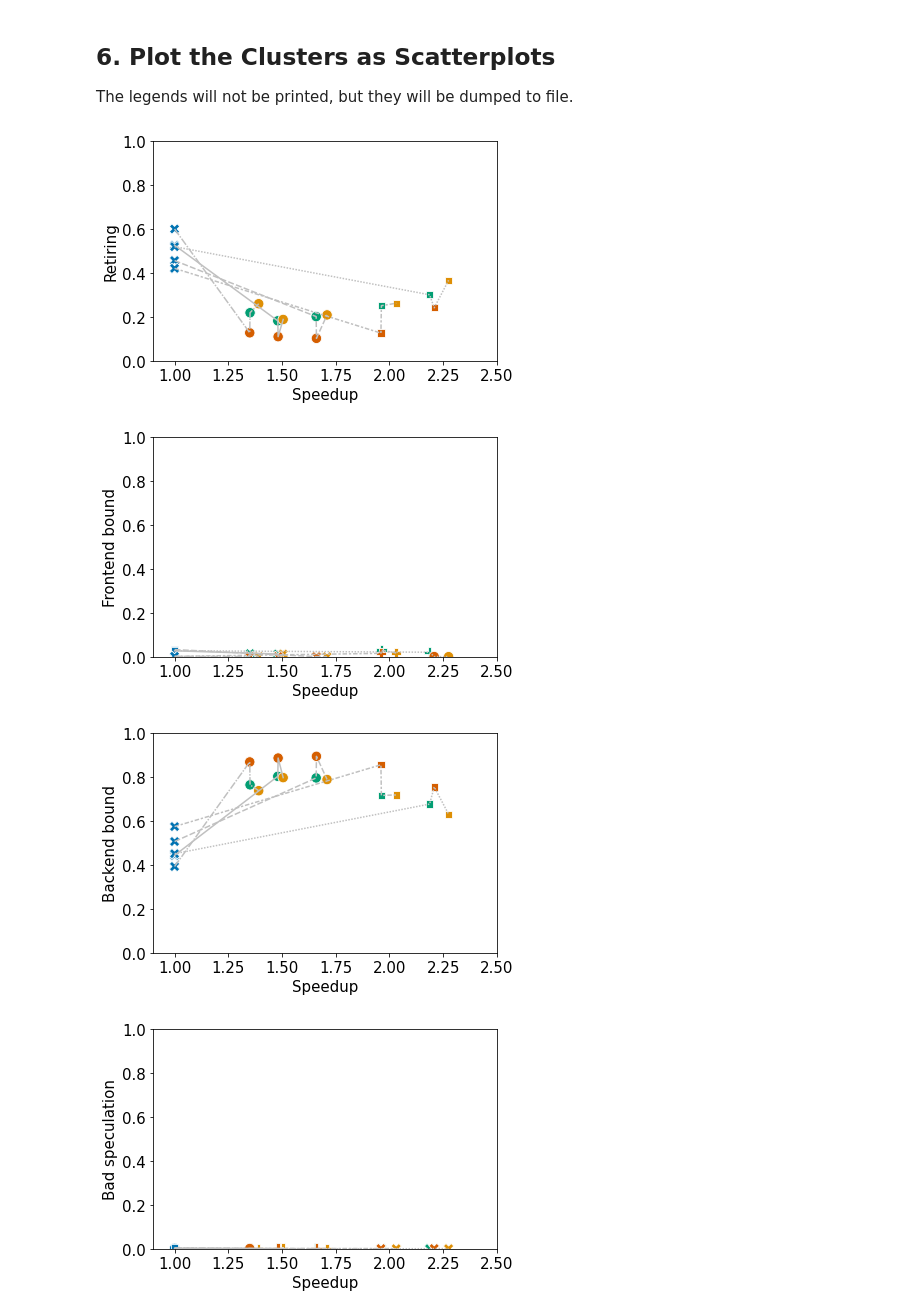
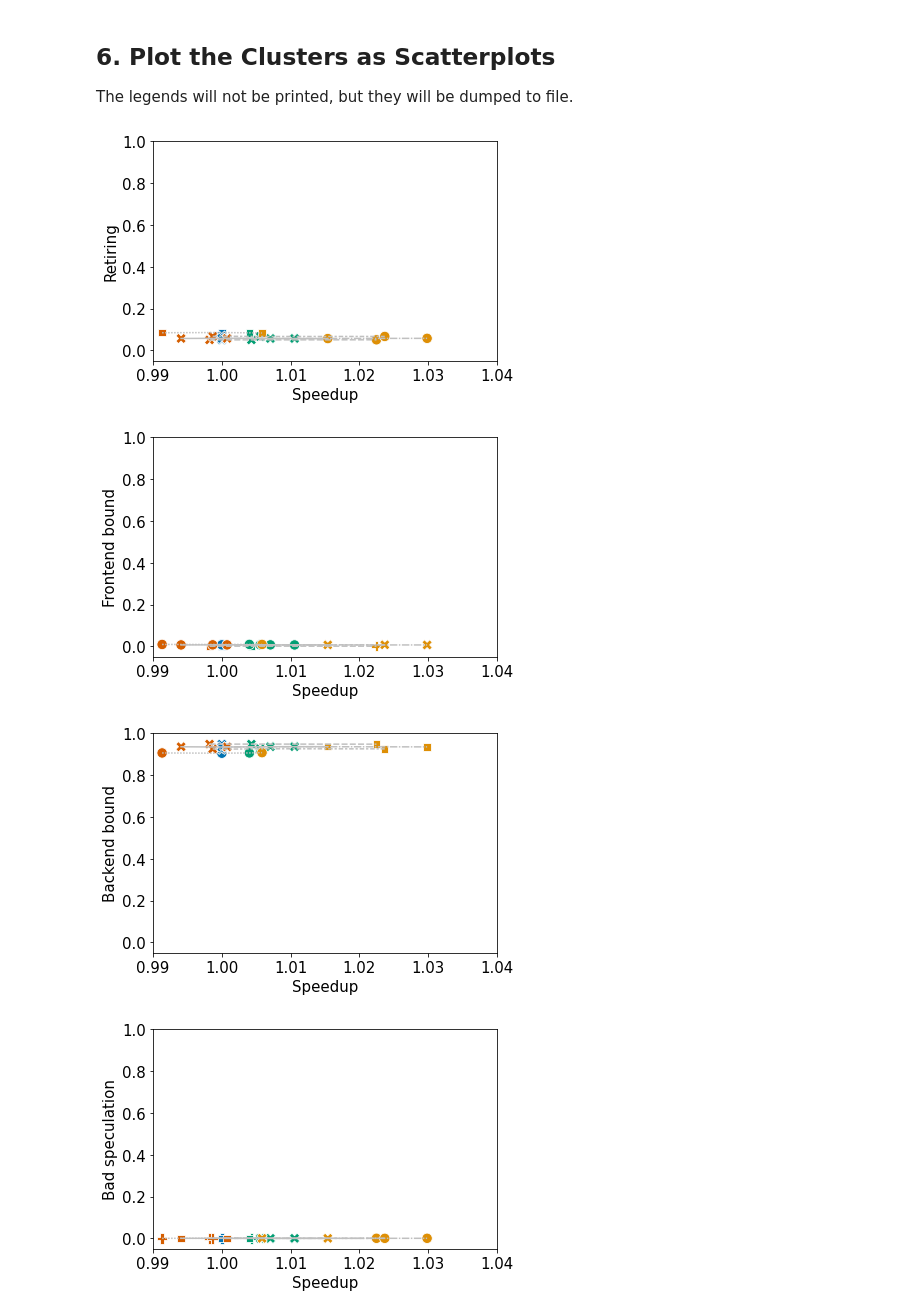
Before and after one commit to LLNL/thicket, a Jupyter notebook: docs/thicket_rajaperf_clustering.ipynb, the cells around one changed output. Drawn from its saved outputs; the diff is of its cells as text; code cells hidden in the pictures.

```diff
--- a/docs/thicket_rajaperf_clustering.ipynb
+++ b/docs/thicket_rajaperf_clustering.ipynb
@@ -140,13 +140,13 @@ def get_nodes_in_group(thicket, group_prefix):
     return apply_query_to_thicket(nodes_thicket, query)
 # %%
 def check_for_optimization_level(val):
-    match = re.match(r"(?P<opt_level>-O[0-3]).*", val)
+    match = re.search(r"(?P<opt_level>-O[0123]).*", val)
     if match is None:
         raise ValueError("Could not find opt level in {}".format(val))
     return match.group("opt_level")
 
 def check_for_optimization_level_int(val):
-    match = re.match(r"-O(?P<opt_level>[0-3]).*", val)
+    match = re.search(r"-O(?P<opt_level>[0-3]).*", val)
     if match is None:
         raise ValueError("Could not find opt level in {}".format(val))
     return match.group("opt_level")
@@ -452,10 +452,10 @@ Set `directories` to be a list of the directories containing the `.cali` files t
 # %%
 root = "../data/quartz"
 dirs_ordered = [
-    "GCC_831_BaseSeq_O0_08388608/GCC_831_BaseSeq_O0_08388608_01.cali",
-    "GCC_831_BaseSeq_O1_08388608/GCC_831_BaseSeq_O1_08388608_01.cali",
-    "GCC_831_BaseSeq_O2_08388608/GCC_831_BaseSeq_O2_08388608_01.cali",
-    "GCC_831_BaseSeq_O3_08388608/GCC_831_BaseSeq_O3_08388608_01.cali"
+    "GCC_10.3.1_BaseSeq_08388608/O0/GCC_1031_BaseSeq_O0_8388608_01.cali",
+    "GCC_10.3.1_BaseSeq_08388608/O1/GCC_1031_BaseSeq_O1_8388608_01.cali",
+    "GCC_10.3.1_BaseSeq_08388608/O2/GCC_1031_BaseSeq_O2_8388608_01.cali",
+    "GCC_10.3.1_BaseSeq_08388608/O3/GCC_1031_BaseSeq_O3_8388608_01.cali"
 ]
 directories = ["{}/{}".format(root, d) for d in dirs_ordered]
 # %% [markdown]
@@ -671,36 +671,36 @@ for clab, mets, ccs in zip(cluster_labels, pairs, cluster_centers):
         "Speedup",#xlab.get_text(),
         fontfamily=xlab.get_fontfamily(),
         fontsize=1.5*xlab.get_fontsize(),
         fontstyle=xlab.get_fontstyle(),
         fontvariant=xlab.get_fontvariant(),
         fontweight=xlab.get_fontweight(),
     )
     ylab = ax.yaxis.get_label()
     ax.set_ylabel(
         ylab.get_text(),
         fontfamily=ylab.get_fontfamily(),
         fontsize=1.5*ylab.get_fontsize(),
         fontstyle=ylab.get_fontstyle(),
         fontvariant=ylab.get_fontvariant(),
         fontweight=ylab.get_fontweight(),
     )
-    ax.set_xlim(0.9, 2.5)
-    ax.set_ylim(0.0, 1.0)
+    ax.set_xlim(0.99, 1.04)
+    ax.set_ylim(-0.05, 1.0)
     plot_lines_by_profile(df, mets[0], mets[1], "name", ax)
     legend = ax.legend(loc="center left", bbox_to_anchor=(1.25, 0.5), ncol=2)
     legend.get_texts()[0].set_text("Optimization Level")
     legend.get_texts()[5].set_text("Clusters")
     legend_fig = legend.figure
     legend_fig.canvas.draw()
     bbox = legend.get_window_extent().transformed(legend_fig.dpi_scale_trans.inverted())
     legend.remove()
     plt.tight_layout()
     if is_first:
         sns_handles, sns_labels = ax.get_legend_handles_labels()
         is_first = False
     plt.show()
 # %% [output]
-[figure, old version]
+[figure, new version]
-[figure, old version]
+[figure, new version]
-[figure, old version]
+[figure, new version]
-[figure, old version]
+[figure, new version]
```
Also changed, not shown: parts of 4 cells of this notebook, 4 other files.
